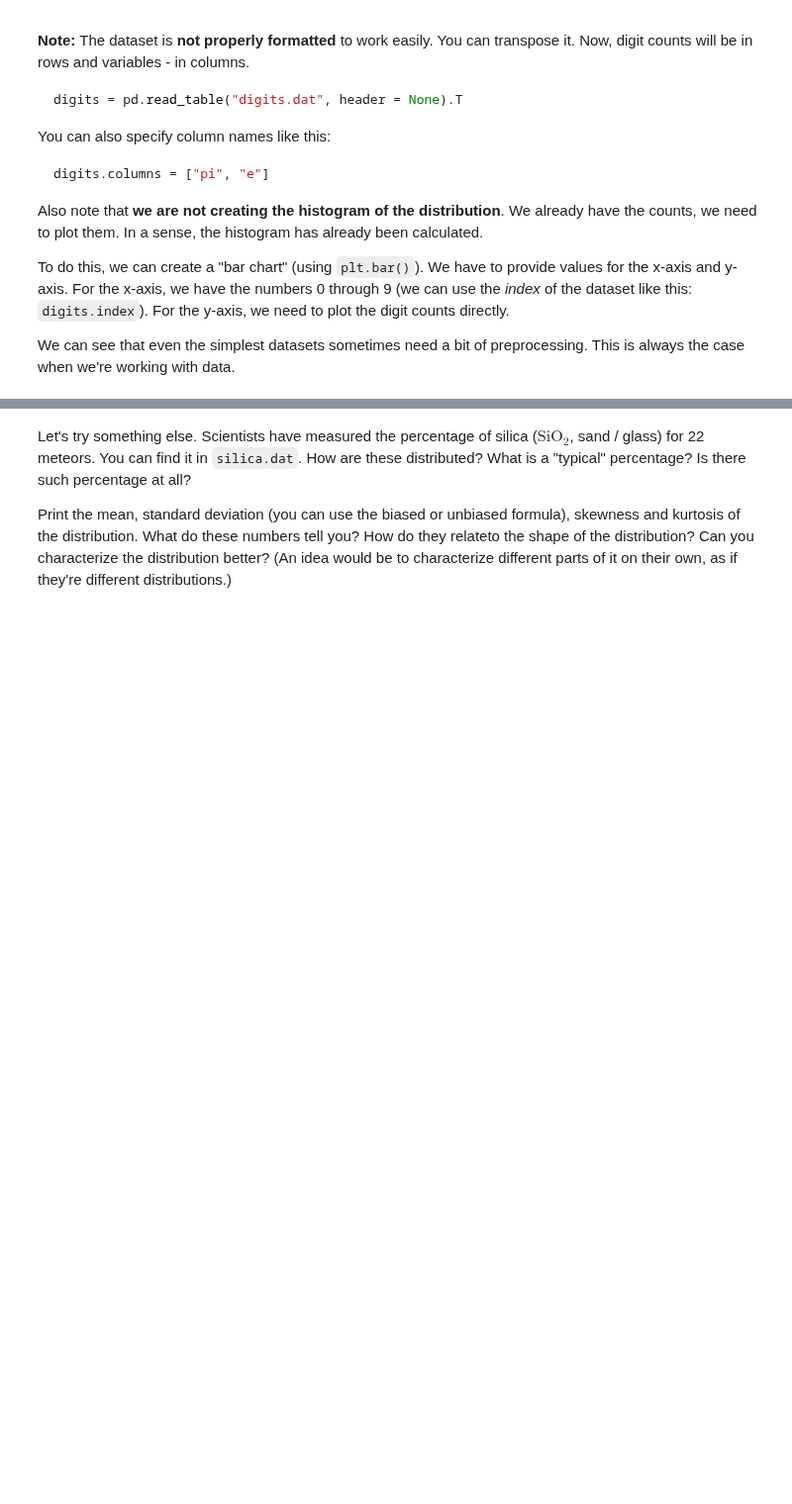
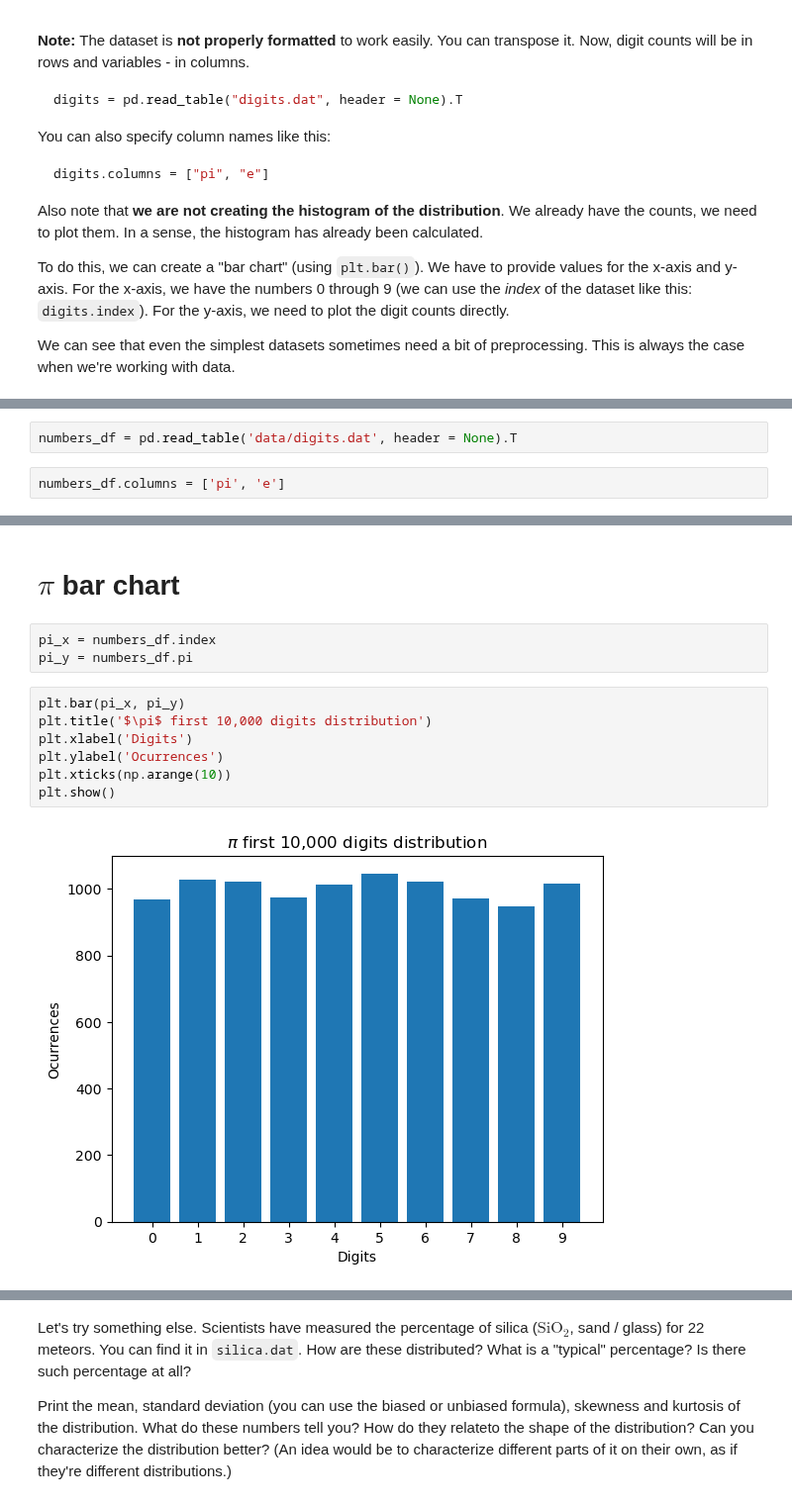
Before and after one commit to mi6oo6im/ml_math_for_devs, a Jupyter notebook: 12. Exercise Statistics/Statistics Exercise.ipynb, the cells around one changed output, grey strips where cells are left out. Shown at 99% size. Cells and saved outputs as stored; diff of their text form; blank space fills up the shorter version.

```diff
--- a/12. Exercise Statistics/Statistics Exercise.ipynb
+++ b/12. Exercise Statistics/Statistics Exercise.ipynb
@@ -45,0 +42,4 @@ We can see that even the simplest datasets sometimes need a bit of preprocessing
+# %%
+numbers_df = pd.read_table('data/digits.dat', header = None).T
+# %%
+numbers_df.columns = ['pi', 'e']
@@ -45,0 +60,14 @@ We can see that even the simplest datasets sometimes need a bit of preprocessing
+# %% [markdown]
+# $\pi$ bar chart
+# %%
+pi_x = numbers_df.index
+pi_y = numbers_df.pi
+# %%
+plt.bar(pi_x, pi_y)
+plt.title('$\pi$ first 10,000 digits distribution')
+plt.xlabel('Digits')
+plt.ylabel('Ocurrences')
+plt.xticks(np.arange(10))
+plt.show()
+# %% [output]
+[figure, added]
```
Also changed, not shown: parts of 13 cells of this notebook.
